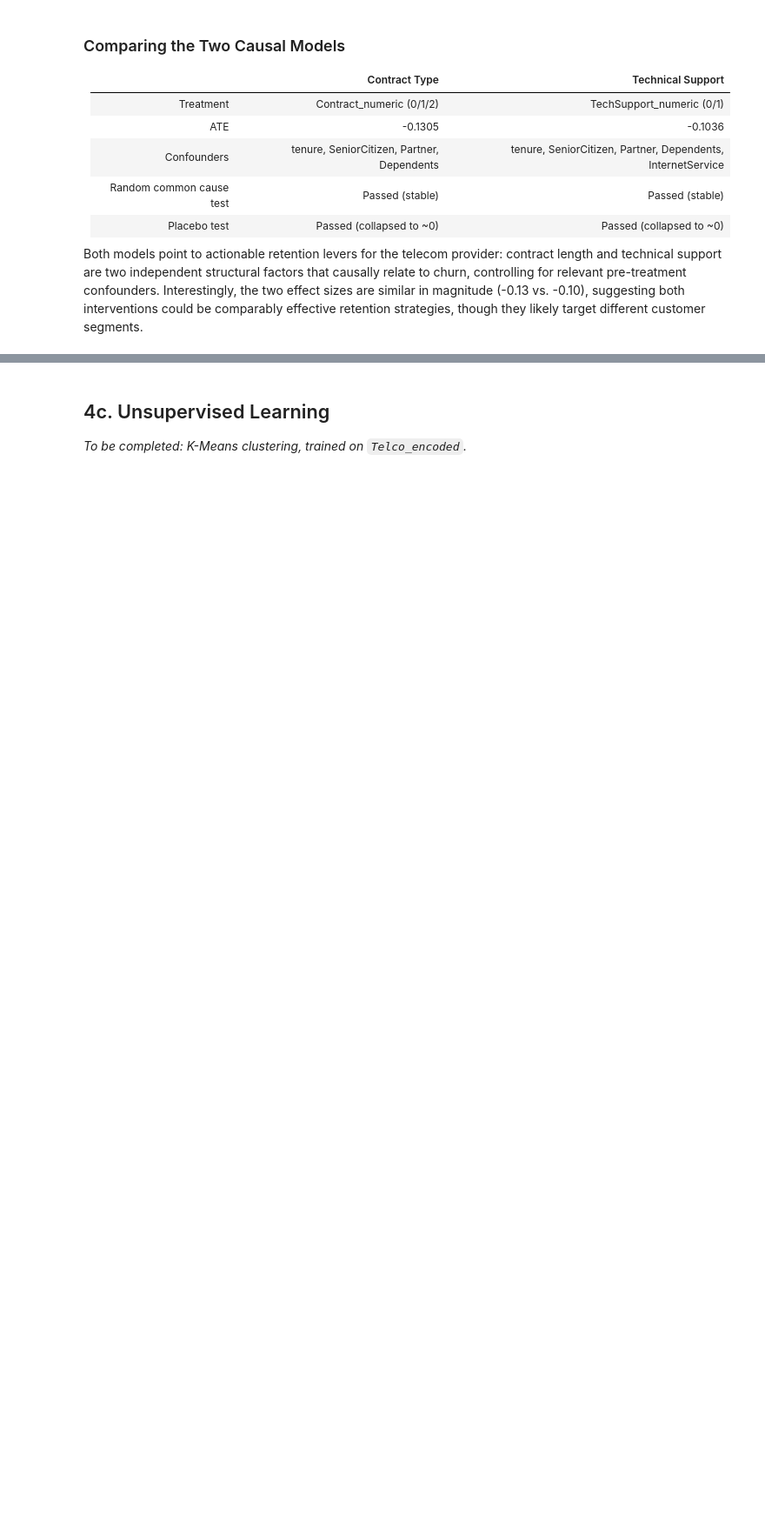
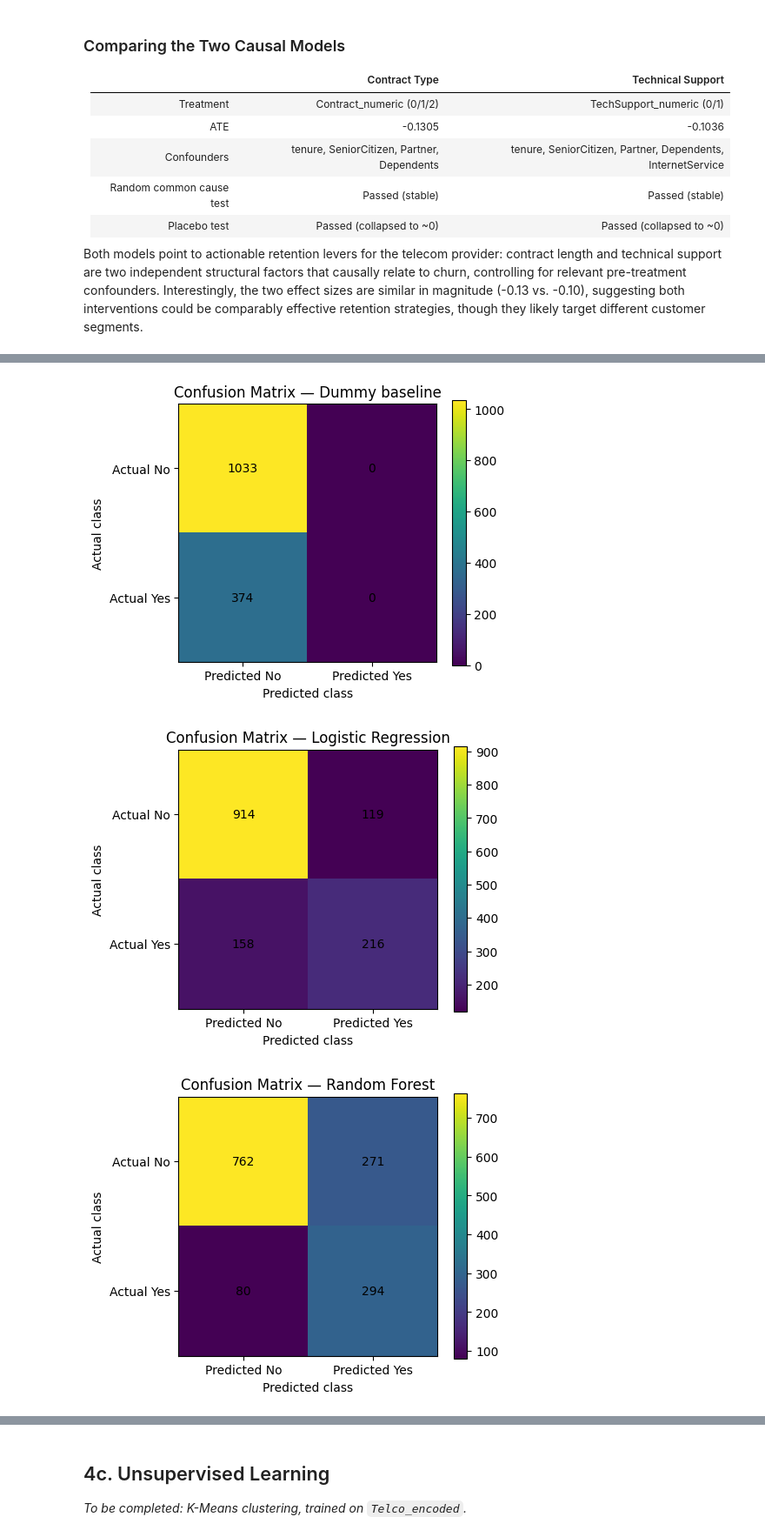
Before and after one commit to RahimiLili/CustomerChurn, a Jupyter notebook: notebooks/mission.ipynb, the cells around one changed output, grey strips where cells are left out. Shown at 87% size. Drawn from its saved outputs; the diff is of its cells as text; code cells hidden in the pictures; blank space fills up the shorter version.

```diff
--- a/notebooks/mission.ipynb
+++ b/notebooks/mission.ipynb
@@ -683,0 +1134,47 @@ See https://pandas.pydata.org/docs/user_guide/migration-3-strings.html#string-mi
+# %%
+for model_name, matrix in test_confusion_matrices.items():
+    figure, axis = plt.subplots(figsize=(5, 4))
+    image = axis.imshow(matrix)
+    figure.colorbar(image, ax=axis)
+
+    axis.set(
+        xticks=[0, 1],
+        yticks=[0, 1],
+        xticklabels=["Predicted No", "Predicted Yes"],
+        yticklabels=["Actual No", "Actual Yes"],
+        xlabel="Predicted class",
+        ylabel="Actual class",
+        title=f"Confusion Matrix — {model_name}",
+    )
+
+    for row in range(matrix.shape[0]):
+        for column in range(matrix.shape[1]):
+            axis.text(
+                column,
+                row,
+                str(matrix[row, column]),
+                ha="center",
+                va="center",
+            )
+
+    figure.tight_layout()
+    plt.show()
+
+confusion_table = pd.DataFrame(
+    [
+        {
+            "Model": model_name,
+            "True negatives": matrix[0, 0],
+            "False positives": matrix[0, 1],
+            "False negatives": matrix[1, 0],
+            "True positives": matrix[1, 1],
+        }
+        for model_name, matrix in test_confusion_matrices.items()
+    ]
+).set_index("Model")
+
+display(confusion_table)
+# %% [output]
+[figure, added]
+[figure, added]
+[figure, added]
```
Also changed, not shown: parts of 46 cells of this notebook.
